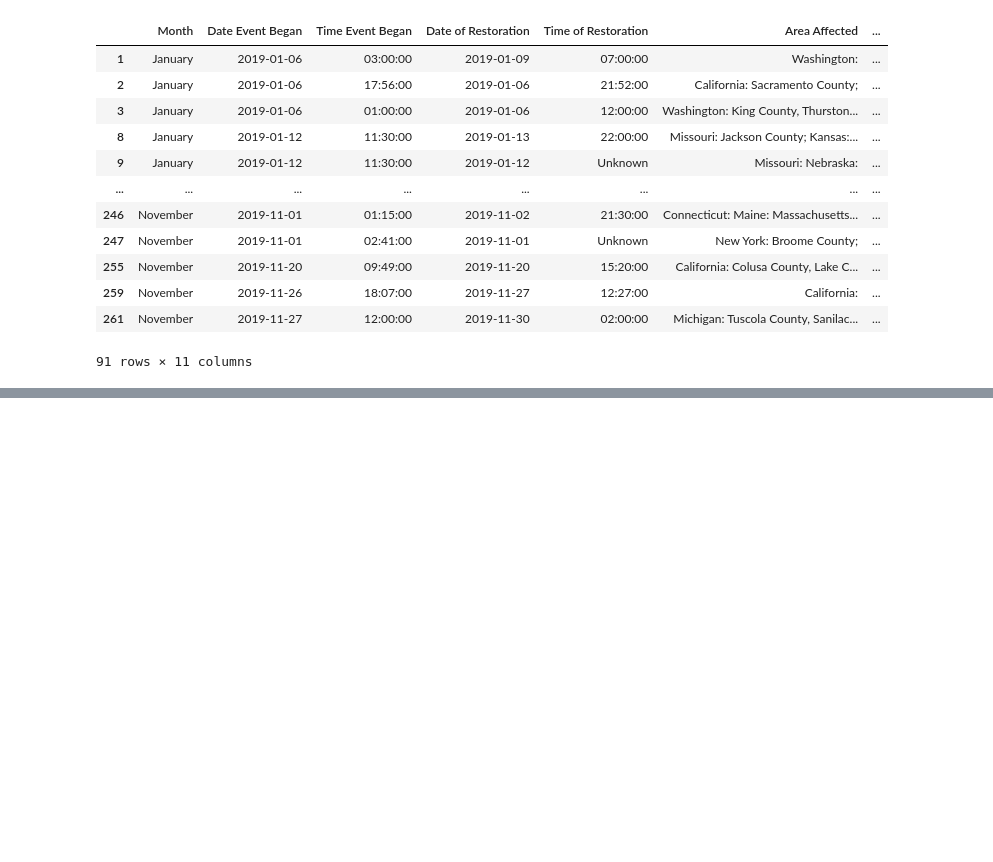
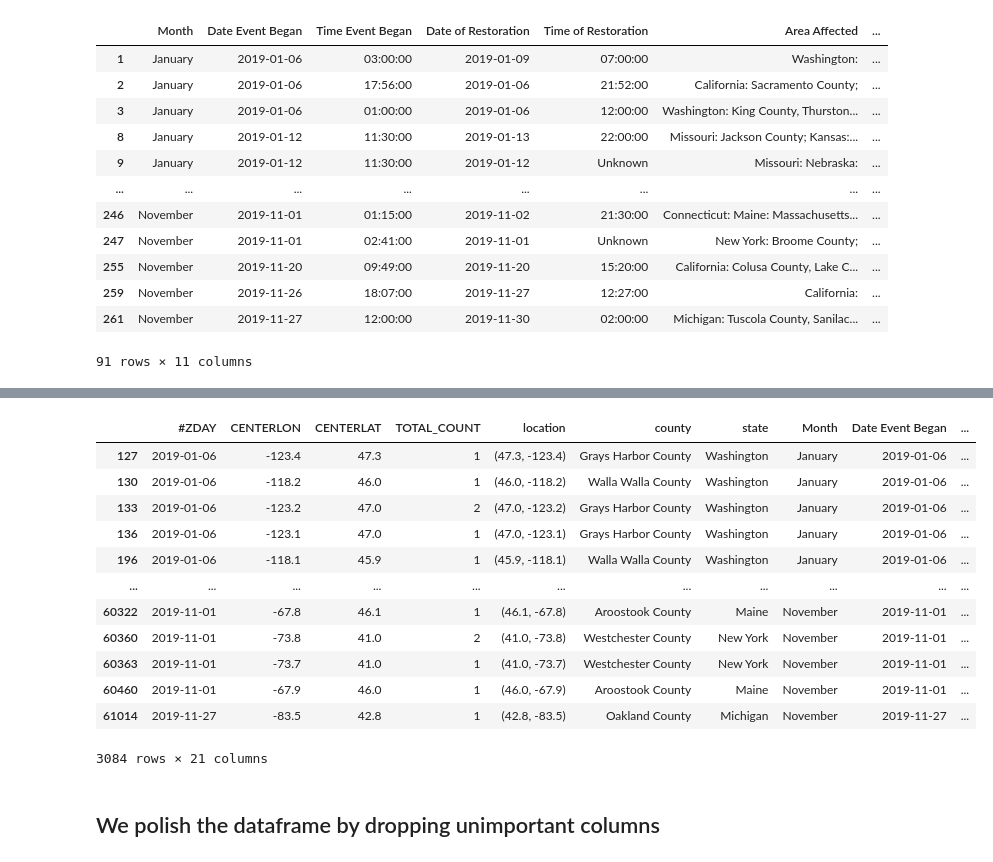
Before and after one commit to amourayuba/Power-Outage-Prediction, a Jupyter notebook: codes/Weather_Outage_Merge_Attempt_junaid.ipynb, the cells around one changed output, grey strips where cells are left out. Drawn from its saved outputs; the diff is of its cells as text; code cells hidden in the pictures; blank space fills up the shorter version.

```diff
--- a/codes/Weather_Outage_Merge_Attempt_junaid.ipynb
+++ b/codes/Weather_Outage_Merge_Attempt_junaid.ipynb
@@ -183,0 +281,21 @@ filtered_df.to_csv('merged_2019.csv')
+# %%
+# add a boolean column for the filter
+left_merged_df['power_outage'] = left_merged_df.apply(lambda row: (row['_merge'] == 'both') and(str(row['county']) in str(row['Area Affected']) and str(row['state']) in str(row['Area Affected'])) or ((str(row['state']) in str(row['Area Affected']))and (not row['county_info_area_affected'])), axis=1)
+# %%
+left_merged_df[left_merged_df['power_outage']]
+# %% [output]
+|  | #ZDAY | CENTERLON | CENTERLAT | TOTAL_COUNT | location | county | state | Month | Date Event Began | ... |
+| 127 | 2019-01-06 | -123.4 | 47.3 | 1 | (47.3, -123.4) | Grays Harbor County | Washington | January | 2019-01-06 | ... |
+| 130 | 2019-01-06 | -118.2 | 46.0 | 1 | (46.0, -118.2) | Walla Walla County | Washington | January | 2019-01-06 | ... |
+| 133 | 2019-01-06 | -123.2 | 47.0 | 2 | (47.0, -123.2) | Grays Harbor County | Washington | January | 2019-01-06 | ... |
+| 136 | 2019-01-06 | -123.1 | 47.0 | 1 | (47.0, -123.1) | Grays Harbor County | Washington | January | 2019-01-06 | ... |
+| 196 | 2019-01-06 | -118.1 | 45.9 | 1 | (45.9, -118.1) | Walla Walla County | Washington | January | 2019-01-06 | ... |
+| ... | ... | ... | ... | ... | ... | ... | ... | ... | ... | ... |
+| 60322 | 2019-11-01 | -67.8 | 46.1 | 1 | (46.1, -67.8) | Aroostook County | Maine | November | 2019-11-01 | ... |
+| 60360 | 2019-11-01 | -73.8 | 41.0 | 2 | (41.0, -73.8) | Westchester County | New York | November | 2019-11-01 | ... |
+| 60363 | 2019-11-01 | -73.7 | 41.0 | 1 | (41.0, -73.7) | Westchester County | New York | November | 2019-11-01 | ... |
+| 60460 | 2019-11-01 | -67.9 | 46.0 | 1 | (46.0, -67.9) | Aroostook County | Maine | November | 2019-11-01 | ... |
+| 61014 | 2019-11-27 | -83.5 | 42.8 | 1 | (42.8, -83.5) | Oakland County | Michigan | November | 2019-11-27 | ... |
+3084 rows × 21 columns
+# %% [markdown]
+## We polish the dataframe by dropping unimportant columns
```
Also changed, not shown: parts of 38 cells of this notebook, 2 other files.
